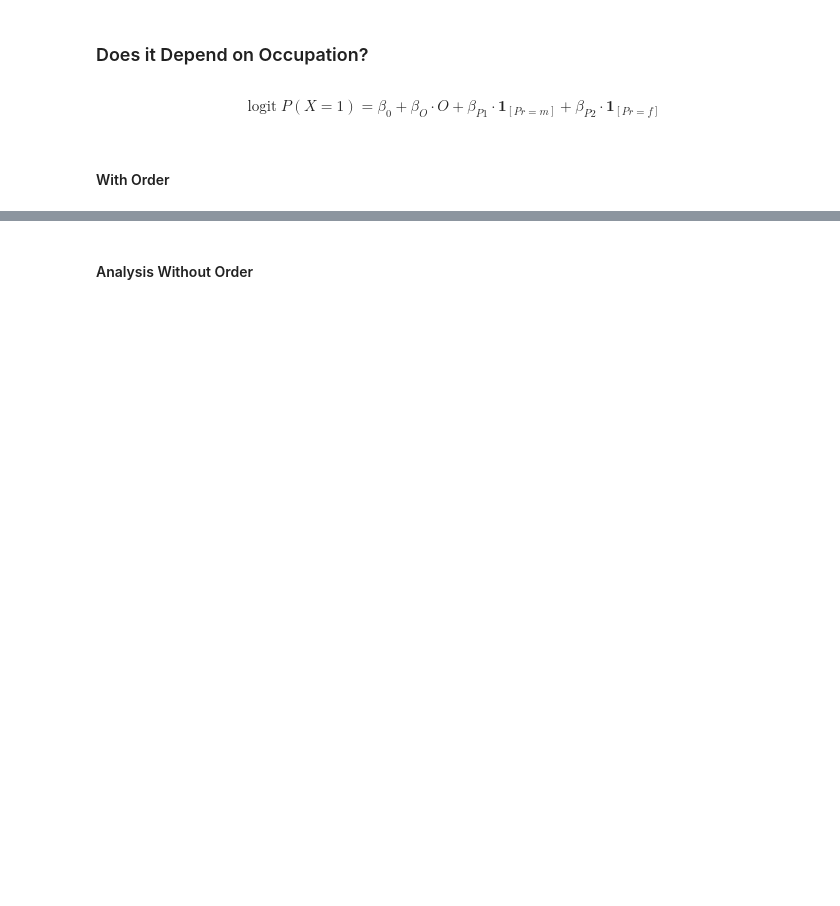
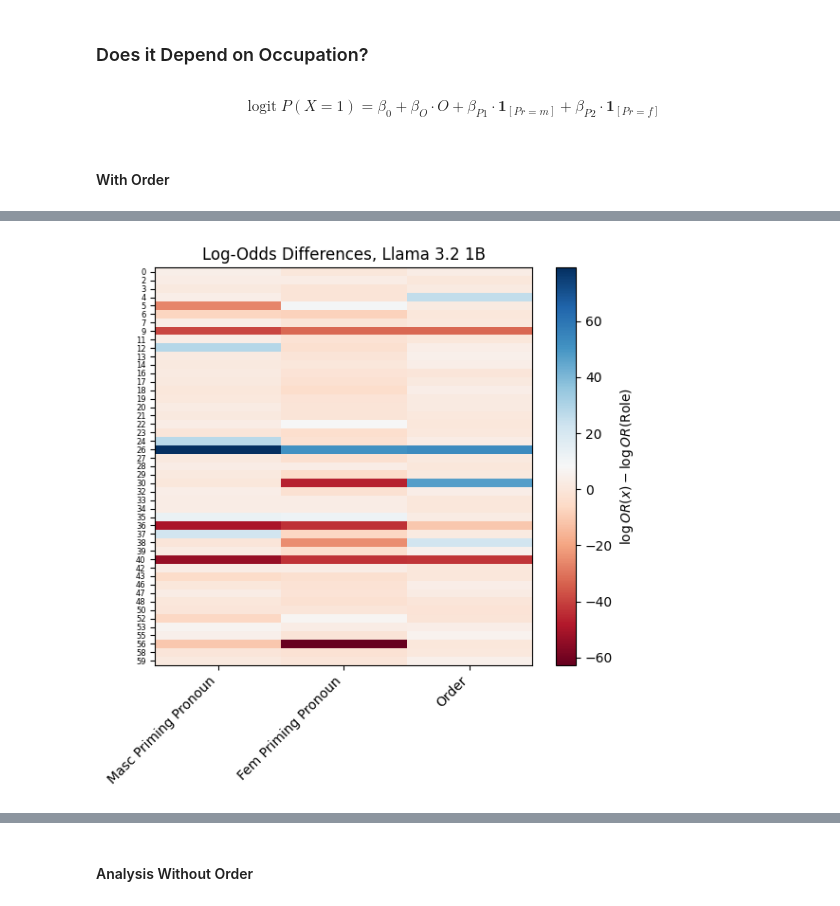
Before and after one commit to sagarkumar16/winogender_contextuality, a Jupyter notebook: notebooks/10-sk-bias-tests.ipynb, the cells around one changed output, grey strips where cells are left out. Saved outputs shown, nothing was run; the diff lists cells and outputs as text; code cells hidden in the pictures; blank space fills up the shorter version.

```diff
--- a/notebooks/10-sk-bias-tests.ipynb
+++ b/notebooks/10-sk-bias-tests.ipynb
@@ -437,0 +814,2 @@ metrics_full_wo, metrics_noO_wo, metrics_noP_wo, metrics_noPn_wo
+# %%
+test_summary_2 = shift_summary_table(True,llama32)
@@ -437,0 +830,32 @@ metrics_full_wo, metrics_noO_wo, metrics_noP_wo, metrics_noPn_wo
+# %%
+# Log Odds Ratio Heatmap
+
+def get_or_heatmap(table: pd.DataFrame,
+                  title: str = "Log-Odds Differences"):
+
+    or_cols = ["or_role", "or_mpronoun", "or_fpronoun", "or_order"]
+    log_or = np.log(table[or_cols].replace(0, np.nan))
+
+    delta_log_or = pd.DataFrame({
+    "Masc Priming Pronoun": log_or["or_mpronoun"] - log_or["or_role"],
+    "Fem Priming Pronoun": log_or["or_fpronoun"] - log_or["or_role"],
+    "Order": log_or["or_order"] - log_or["or_role"]
+    })
+
+
+    fig1, ax1 = plt.subplots(figsize=(6,6))
+    im1 = ax1.imshow(delta_log_or, aspect="auto", interpolation="nearest", cmap="RdBu")
+    ax1.set_title(title)
+    ax1.set_xticks(range(delta_log_or.shape[1]))
+    ax1.set_xticklabels(delta_log_or.columns, rotation=45, ha="right")
+    ax1.set_yticks(range(len(table)))
+    ax1.set_yticklabels(table.index, fontsize=6)
+
+    cbar1 = fig1.colorbar(im1, ax=ax1)
+    cbar1.set_label(r"$\log OR(x) - \log OR(\text{Role})$")
+    plt.tight_layout()
+    plt.show()
+# %%
+get_or_heatmap(test_summary_2, title="Log-Odds Differences, Llama 3.2 1B")
+# %% [output]
+[figure, added]
```
Also changed, not shown: parts of 97 cells of this notebook, 6 other files.
